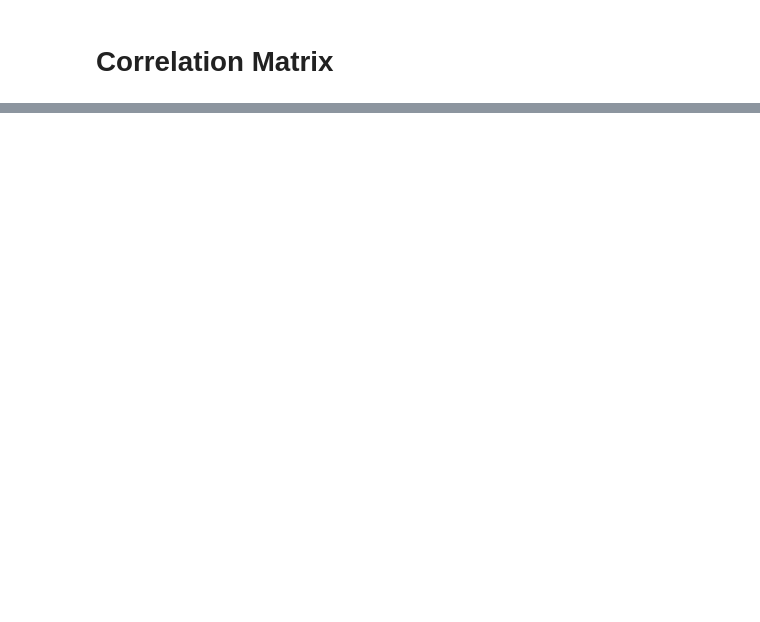
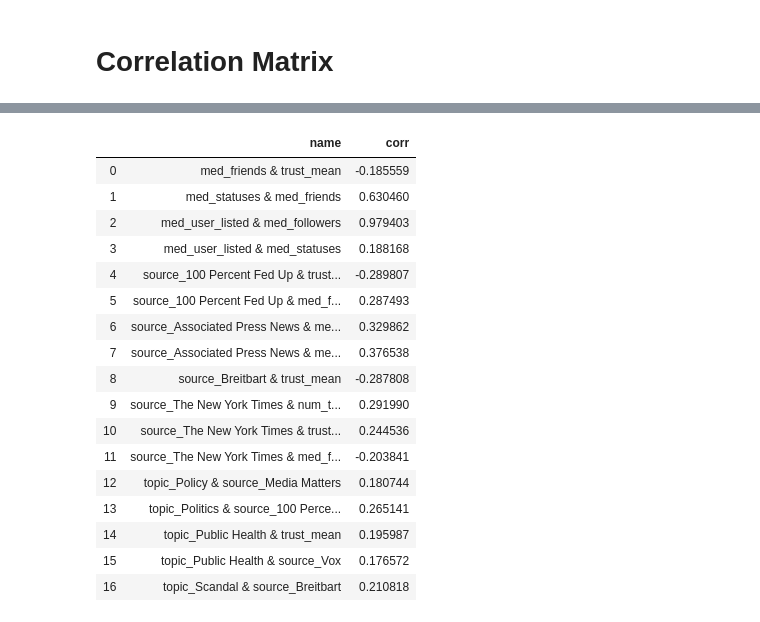
Before and after one commit to fagan2888/tweet-url-relationships, a Jupyter notebook: notebooks/Tweet Trust Correlation.ipynb, the cells around one changed output, grey strips where cells are left out. Saved outputs shown, nothing was run; the diff lists cells and outputs as text; code cells hidden in the pictures; blank space fills up the shorter version.

```diff
--- a/notebooks/Tweet Trust Correlation.ipynb
+++ b/notebooks/Tweet Trust Correlation.ipynb
@@ -618,0 +356,47 @@ cv_results_src[['regressor', 'param_regressor__alpha', 'param_regressor__C', 'me
+# %%
+cor = pd.DataFrame(columns=['name','corr'])
+
+size = corr_matrix.shape[0]
+threshold = 0.17
+
+for i in range(0,size):
+    for j in range(0,size):
+        name='';
+        good=True
+        if j < i:
+            if abs(corr_matrix[corr_matrix.columns[i]][j]) > threshold:
+                #remove bad ones
+                if 'avg_' in corr_matrix.columns[i] or 'avg_' in corr_matrix.index[j]:
+                    good=False
+                if 'topic_' in corr_matrix.columns[i] and 'topic_' in corr_matrix.index[j]:
+                    good=False
+                if 'source_' in corr_matrix.columns[i] and 'source_' in corr_matrix.index[j]:
+                    good=False
+
+                if good:
+                    name = corr_matrix.columns[i] + ' & ' + corr_matrix.index[j]
+                    cor = cor.append({'name':name, 'corr':corr_matrix[corr_matrix.columns[i]][j]}, ignore_index=True)
+        else:
+            good=False
+            break
+# %%
+cor
+# %% [output]
+|  | name | corr |
+| 0 | med_friends & trust_mean | -0.185559 |
+| 1 | med_statuses & med_friends | 0.630460 |
+| 2 | med_user_listed & med_followers | 0.979403 |
+| 3 | med_user_listed & med_statuses | 0.188168 |
+| 4 | source_100 Percent Fed Up & trust... | -0.289807 |
+| 5 | source_100 Percent Fed Up & med_f... | 0.287493 |
+| 6 | source_Associated Press News & me... | 0.329862 |
+| 7 | source_Associated Press News & me... | 0.376538 |
+| 8 | source_Breitbart & trust_mean | -0.287808 |
+| 9 | source_The New York Times & num_t... | 0.291990 |
+| 10 | source_The New York Times & trust... | 0.244536 |
+| 11 | source_The New York Times & med_f... | -0.203841 |
+| 12 | topic_Policy & source_Media Matters | 0.180744 |
+| 13 | topic_Politics & source_100 Perce... | 0.265141 |
+| 14 | topic_Public Health & trust_mean | 0.195987 |
+| 15 | topic_Public Health & source_Vox | 0.176572 |
+| 16 | topic_Scandal & source_Breitbart | 0.210818 |
```
Also changed, not shown: parts of 38 cells of this notebook.
